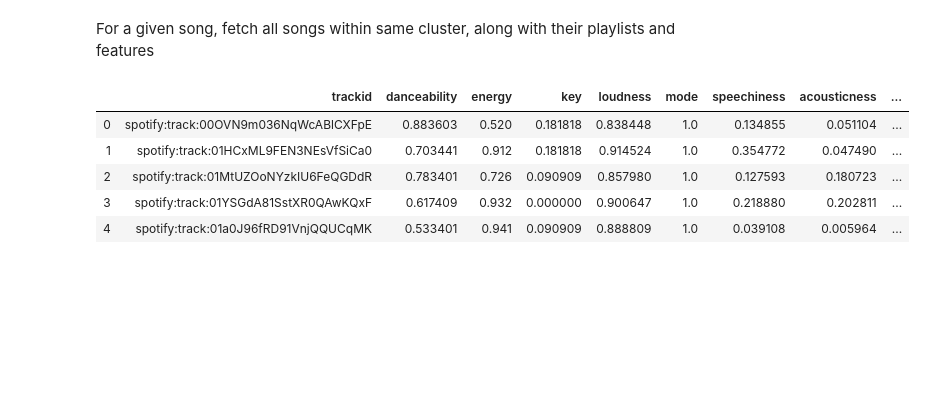
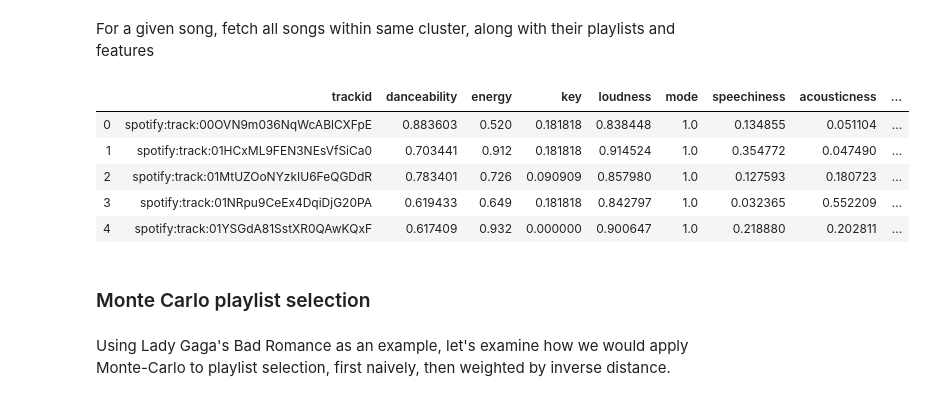
Before and after one commit to spotted-d/spotify-project, a Jupyter notebook: notebooks/austin_milestone4_finalproject.ipynb, the cells around one changed output. Saved outputs shown, nothing was run; the diff lists cells and outputs as text; code cells hidden in the pictures; blank space fills up the shorter version.

Commit message:
final - added monte carlo analysis

```diff
--- a/notebooks/group37_milestone4_finalproject.ipynb
+++ b/notebooks/austin_milestone4_finalproject.ipynb
@@ -361,7 +359,7 @@ For a given song, fetch all songs within same cluster, along with their playlist
 # %%
 # Lady Gaga: Bad Romance
 # spotify:track:5P5cGNzqh6A353N3ShDK6Y
-gaga_cluster, gaga_neighbors = generate_nearest_songs("spotify:track:5P5cGNzqh6A353N3ShDK6Y", playlist_clusters)
+gaga_cluster, gaga_neighbors = generate_nearest_songs("spotify:track:5P5cGNzqh6A353N3ShDK6Y", playlist_clusters.drop("cluster_alpha", axis=1))
 # %%
 # Add cluster_alpha back
 mapping = {0:'A', 1:'B', 2:'C', 3:'D', 4:'E', 5:'F', 6: 'G', 7:'H', 8:'I', 9:'J', 10: 'K', 11: 'L'}
@@ -374,21 +372,25 @@ playlist_gaga = playlist_clusters[playlist_clusters["cluster_alpha"] == gaga_clu
 # %%
 # Join to playlist data
 playlist_gaga = playlist_gaga.merge(playlist_mapping, how="inner", on="trackid")
 
 # Join to track data
 playlist_gaga = playlist_gaga.merge(playlist_data[["artist_name", "track_name", "trackid"]],
                                     how="inner", on="trackid")
 
-playlist_gaga.to_csv("../out/gaga_cluster.csv")
+# playlist_gaga.to_csv("../out/gaga_cluster.csv")
 playlist_gaga.head()
 
 
 # # playlist_data.merge(playlist_mapping, how="inner", on="trackid")
 # playlist_gaga.merge(playlist_data, how="inner", on="trackid")
 # %% [output]
 |  | trackid | danceability | energy | key | loudness | mode | speechiness | acousticness | ... |
 | 0 | spotify:track:00OVN9m036NqWcABlCXFpE | 0.883603 | 0.520 | 0.181818 | 0.838448 | 1.0 | 0.134855 | 0.051104 | ... |
 | 1 | spotify:track:01HCxML9FEN3NEsVfSiCa0 | 0.703441 | 0.912 | 0.181818 | 0.914524 | 1.0 | 0.354772 | 0.047490 | ... |
 | 2 | spotify:track:01MtUZOoNYzkIU6FeQGDdR | 0.783401 | 0.726 | 0.090909 | 0.857980 | 1.0 | 0.127593 | 0.180723 | ... |
-| 3 | spotify:track:01YSGdA81SstXR0QAwKQxF | 0.617409 | 0.932 | 0.000000 | 0.900647 | 1.0 | 0.218880 | 0.202811 | ... |
-| 4 | spotify:track:01a0J96fRD91VnjQQUCqMK | 0.533401 | 0.941 | 0.090909 | 0.888809 | 1.0 | 0.039108 | 0.005964 | ... |
+| 3 | spotify:track:01NRpu9CeEx4DqiDjG20PA | 0.619433 | 0.649 | 0.181818 | 0.842797 | 1.0 | 0.032365 | 0.552209 | ... |
+| 4 | spotify:track:01YSGdA81SstXR0QAwKQxF | 0.617409 | 0.932 | 0.000000 | 0.900647 | 1.0 | 0.218880 | 0.202811 | ... |
+# %% [markdown]
+### Monte Carlo playlist selection
+# %% [markdown]
+Using Lady Gaga's Bad Romance as an example, let's examine how we would apply Monte-Carlo to playlist selection, first naively, then weighted by inverse distance.
```
Also changed, not shown: parts of 17 cells of this notebook, 6 other files.
